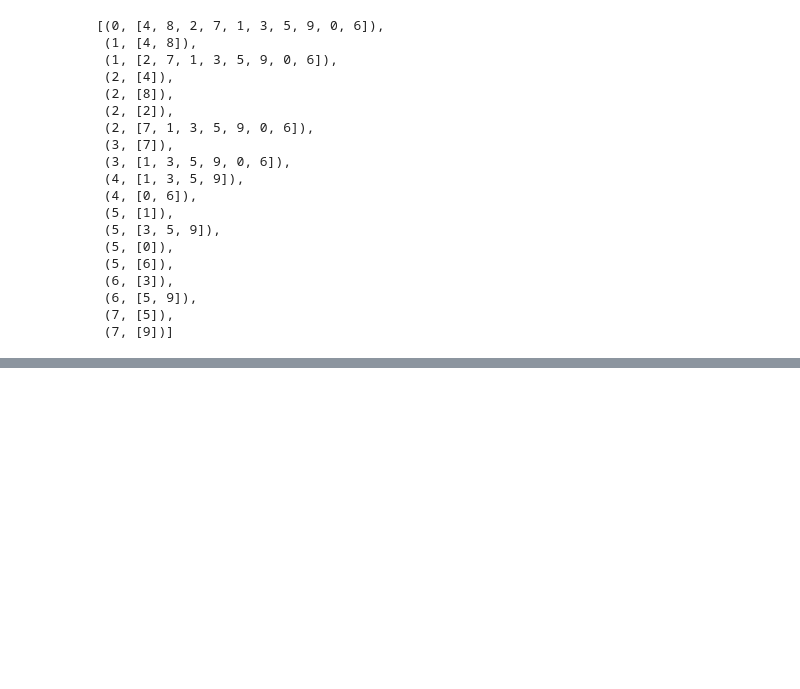
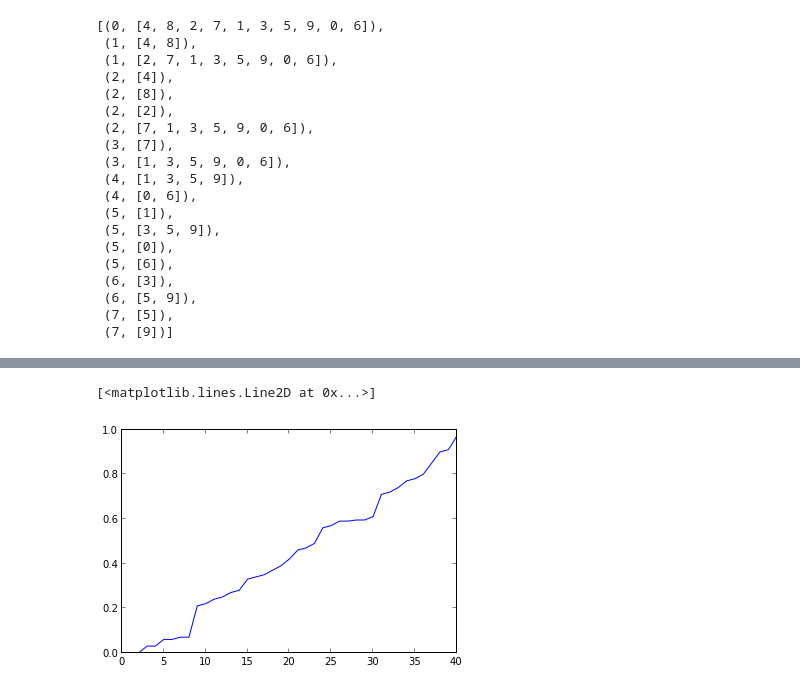
Before and after one commit to biobakery/halla_legacy, a Jupyter notebook: 22Jauary2014.ipynb, the cells around one changed output, grey strips where cells are left out. Cells and saved outputs as stored; diff of their text form; code cells hidden in the pictures; blank space fills up the shorter version.

```diff
--- a/22Jauary2014.ipynb
+++ b/22Jauary2014.ipynb
@@ -157,0 +261,5 @@ lf1
+# %%
+pl.plot( aOutNew )
+# %% [output]
+[<matplotlib.lines.Line2D at 0x...>]
+[figure, added]
```
Also changed, not shown: parts of 14 cells of this notebook, 4 other files.
